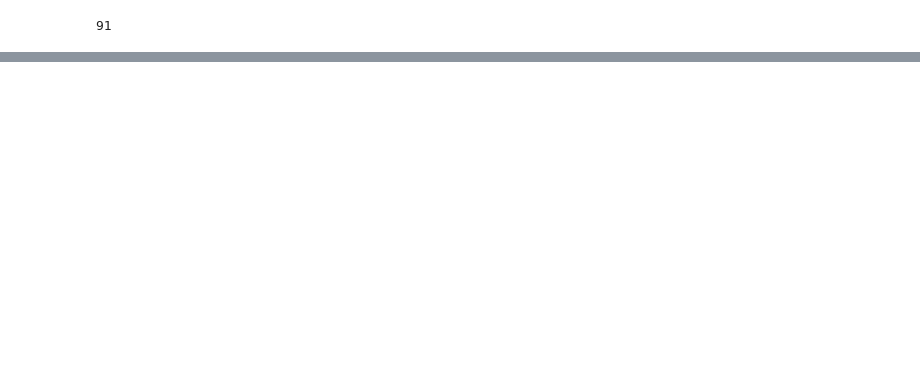
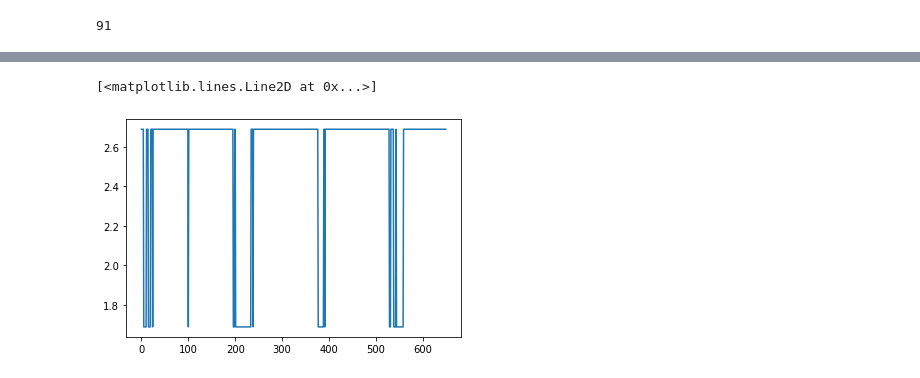
Before and after one commit to tsither/Rhetorical-Role-Classifier, a Jupyter notebook: jupyter_notebooks/training.ipynb, the cells around one changed output, grey strips where cells are left out. Drawn from its saved outputs; the diff is of its cells as text; code cells hidden in the pictures; blank space fills up the shorter version.

```diff
--- a/jupyter_notebooks/training.ipynb
+++ b/jupyter_notebooks/training.ipynb
@@ -138,6 +141,25 @@ train_document = data[0]['annotations'][0]['result']
 len(train_document)
 # %% [output]
 91
+# %%
+def load_encoded(directory, filename):
+    filepath = os.path.join(directory, filename)
+
+    with open(filepath, 'rb') as f:
+        target_encoded = pickle.load(f)
+
+    return target_encoded
+# %%
+def save_encoded(target_encoded, directory, filename):
+    if not os.path.exists(os.path.join(directory)):
+        print(os.path.join(directory))
+        os.makedirs(os.path.join(directory))
+
+    filepath = os.path.join(directory, filename)
+    print(filepath)
+
+    with open(filepath, 'wb') as f:
+        pickle.dump(target_encoded, f)
 # %%
 def train(model : object, model_optimizer : object,
           inp : torch.TensorType, target : torch.TensorType) -> float:
@@ -225,0 +252,15 @@ len(all_losses)
+# %%
+all_losses = []
+for doc_index, doc in enumerate(data):
+    if doc_index > 10:
+        break
+    train_document = doc['annotations'][0]['result']
+    for index in range(0, len(train_document)):
+        # training tensor --> sent_tensor
+        # training target --> target_encoded
+
+        sent_tensor = load_encoded('../train_document/doc' + str(doc_index), "embed_" + str(index))
+        target_encoded = load_encoded('../train_document/doc' + str(doc_index), "target_" + str(index))
+        loss = train(model,model_optimizer,sent_tensor,target_encoded)
+        print(loss)
+        all_losses.append(loss)
@@ -225,0 +288,5 @@ len(all_losses)
+# %%
+plt.plot(range(0,len(all_losses)),all_losses)
+# %% [output]
+[<matplotlib.lines.Line2D at 0x...>]
+[figure, added]
```
Also changed, not shown: parts of 8 cells of this notebook.
